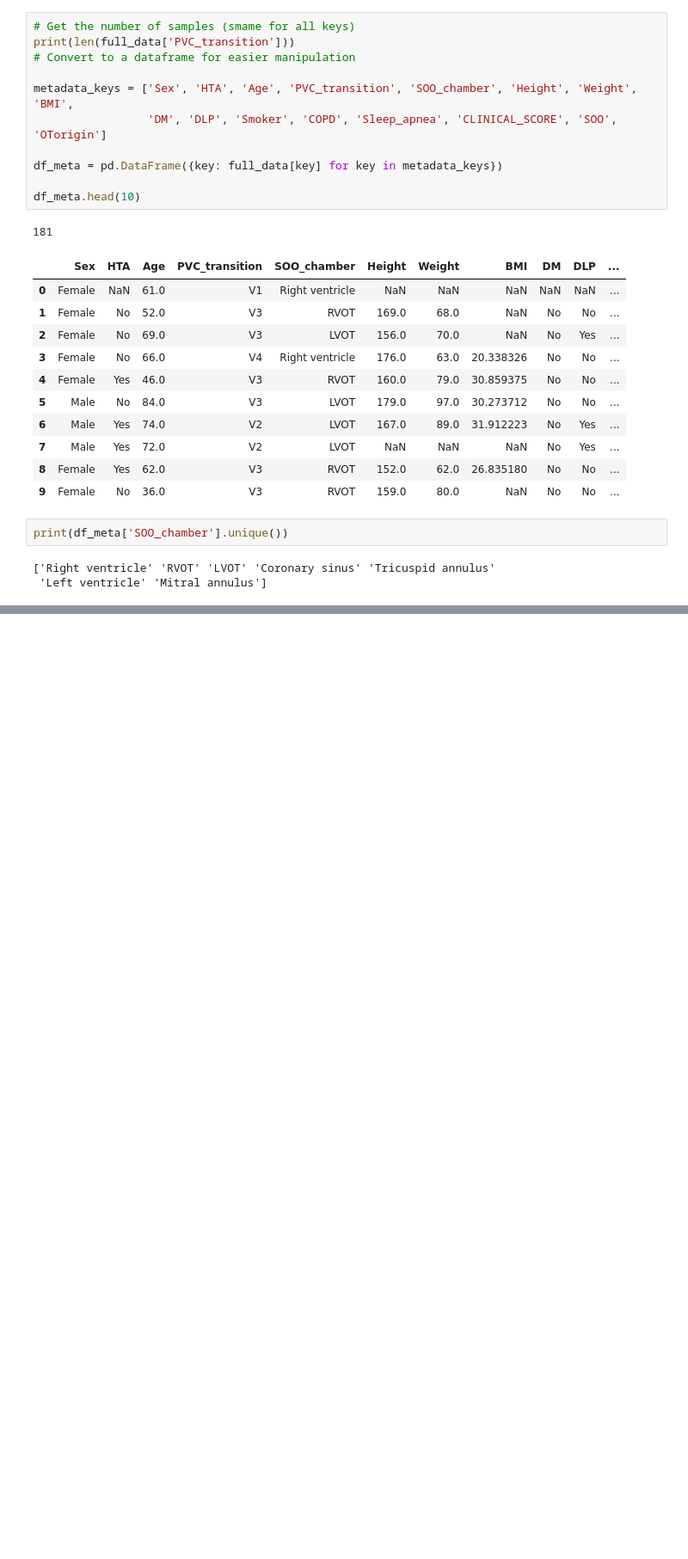
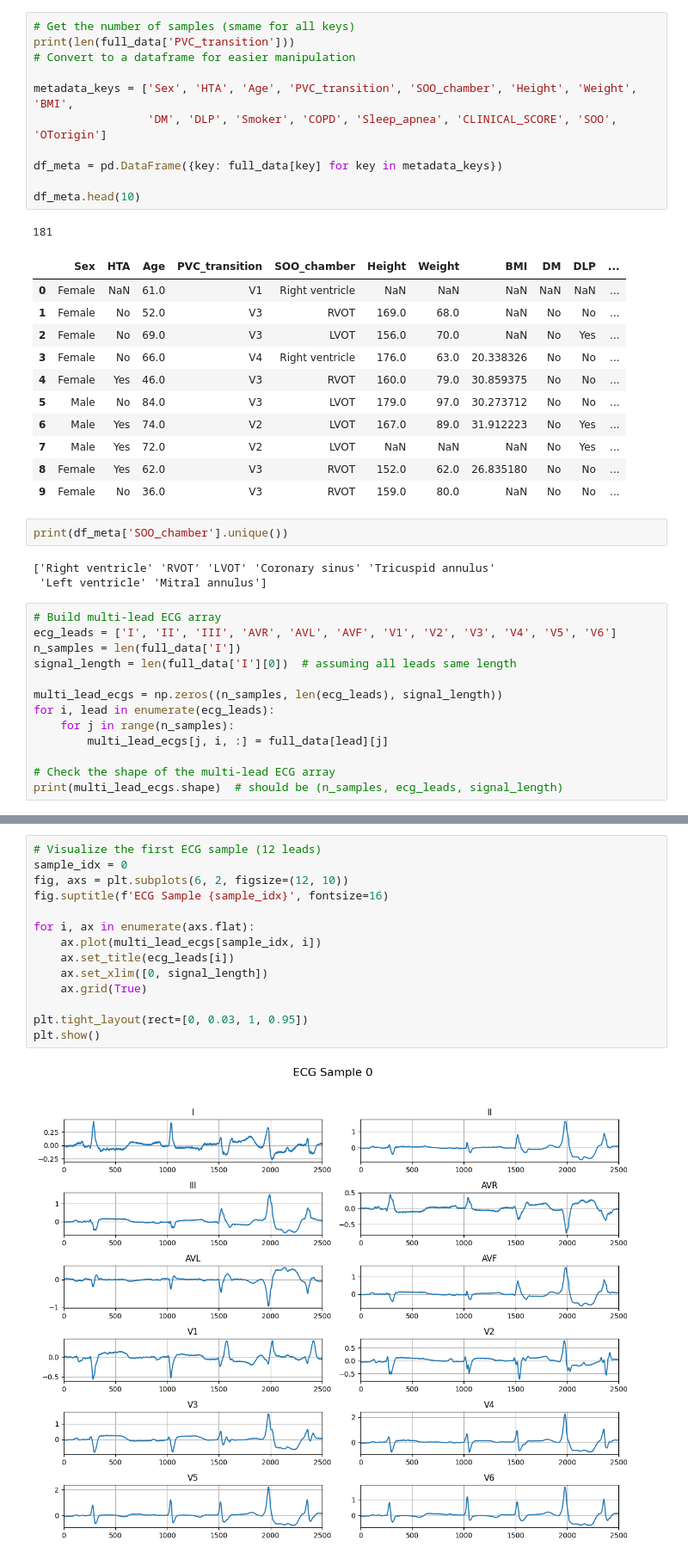
Before and after one commit to taniapazospuig/compbiomed-seminars, a Jupyter notebook: 01_preprocessing.ipynb, the cells around one changed output, grey strips where cells are left out. Shown: that part at 86% size. Saved outputs shown, nothing was run; the diff lists cells and outputs as text; blank space fills up the shorter version.

```diff
--- a/01_preprocessing.ipynb
+++ b/01_preprocessing.ipynb
@@ -74,3 +73,16 @@ print(df_meta['SOO_chamber'].unique())
 # %% [output]
 ['Right ventricle' 'RVOT' 'LVOT' 'Coronary sinus' 'Tricuspid annulus'
  'Left ventricle' 'Mitral annulus']
+# %%
+# Build multi-lead ECG array
+ecg_leads = ['I', 'II', 'III', 'AVR', 'AVL', 'AVF', 'V1', 'V2', 'V3', 'V4', 'V5', 'V6']
+n_samples = len(full_data['I'])
+signal_length = len(full_data['I'][0])  # assuming all leads same length
+
+multi_lead_ecgs = np.zeros((n_samples, len(ecg_leads), signal_length))
+for i, lead in enumerate(ecg_leads):
+    for j in range(n_samples):
+        multi_lead_ecgs[j, i, :] = full_data[lead][j]
+
+# Check the shape of the multi-lead ECG array
+print(multi_lead_ecgs.shape)  # should be (n_samples, ecg_leads, signal_length)
@@ -76,0 +96,16 @@ print(df_meta['SOO_chamber'].unique())
+# %%
+# Visualize the first ECG sample (12 leads)
+sample_idx = 0
+fig, axs = plt.subplots(6, 2, figsize=(12, 10))
+fig.suptitle(f'ECG Sample {sample_idx}', fontsize=16)
+
+for i, ax in enumerate(axs.flat):
+    ax.plot(multi_lead_ecgs[sample_idx, i])
+    ax.set_title(ecg_leads[i])
+    ax.set_xlim([0, signal_length])
+    ax.grid(True)
+
+plt.tight_layout(rect=[0, 0.03, 1, 0.95])
+plt.show()
+# %% [output]
+[figure, added]
```
Also changed, not shown: parts of 6 cells of this notebook, 1 other file.
